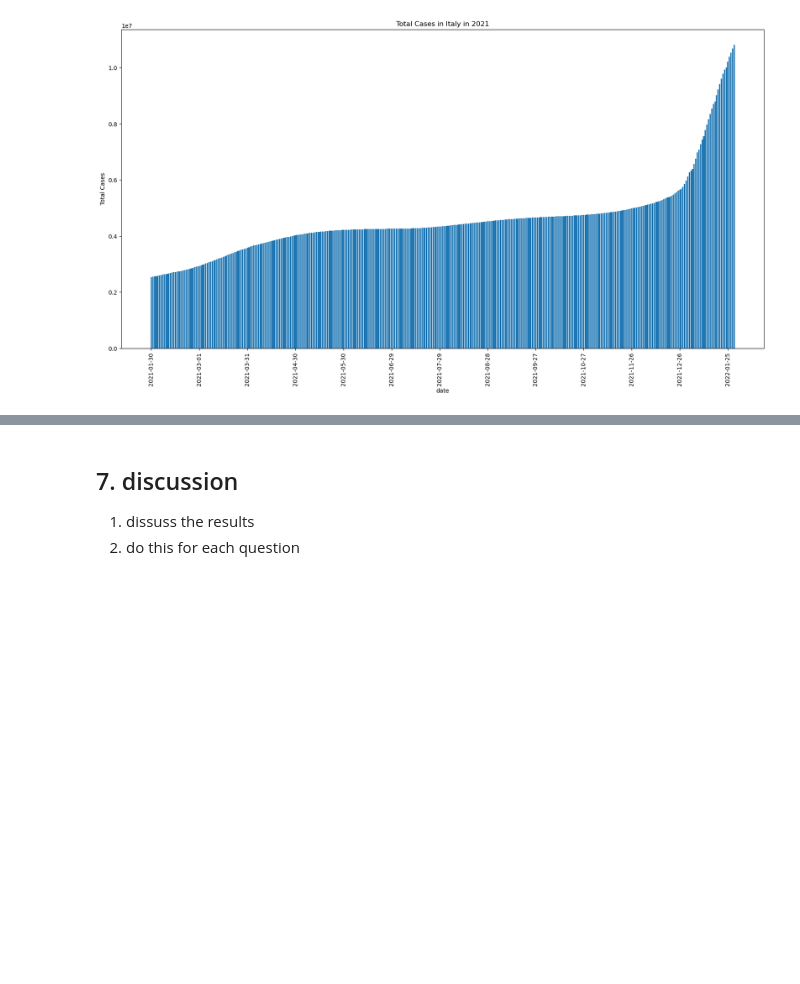
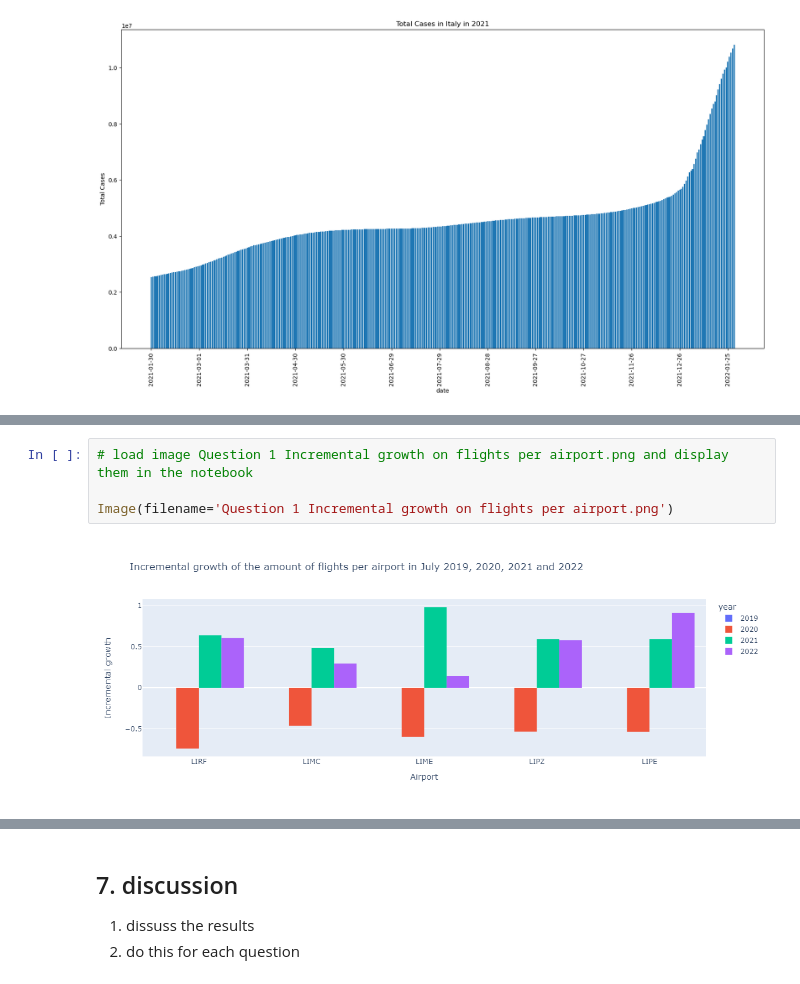
Before and after one commit to daanvanderk/TIL6010-LabAssignments, a Jupyter notebook: Project/Paper.ipynb, the cells around one changed output, grey strips where cells are left out. Saved outputs shown, nothing was run; the diff lists cells and outputs as text; blank space fills up the shorter version.

```diff
--- a/Project/Paper.ipynb
+++ b/Project/Paper.ipynb
@@ -128,0 +139,6 @@ Image(filename='Total Cases in Italy in 2021.png')
+# %%
+# load image Question 1 Incremental growth on flights per airport.png and display them in the notebook
+
+Image(filename='Question 1 Incremental growth on flights per airport.png')
+# %% [output]
+[figure, added]
```
Also changed, not shown: parts of 4 cells of this notebook, 1 other file.
